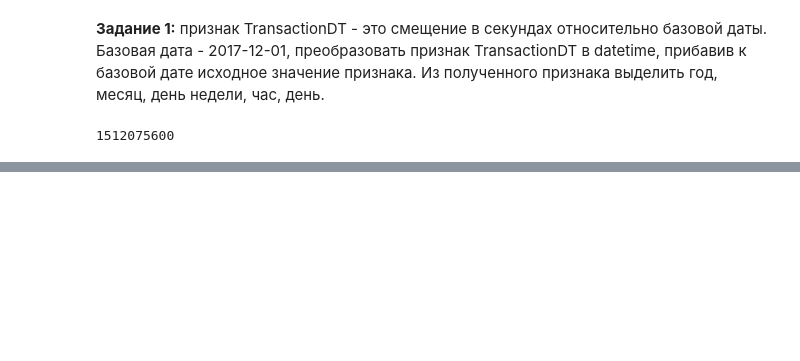
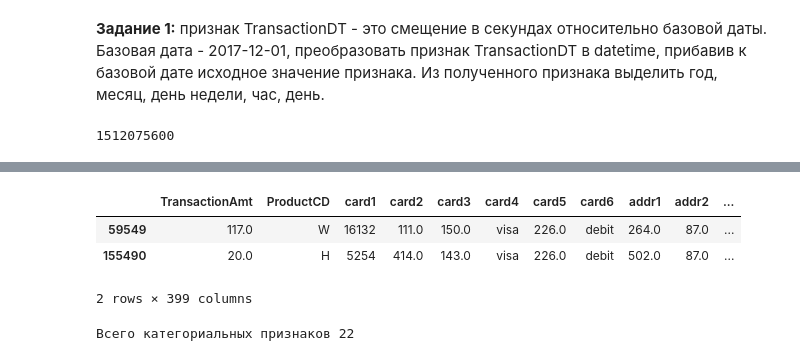
Before and after one commit to lyutovad/GU_DA_Kaggle, a Jupyter notebook: Homeworks/Homework5_Lyutova.ipynb, the cells around one changed output, grey strips where cells are left out. Drawn from its saved outputs; the diff is of its cells as text; code cells hidden in the pictures; blank space fills up the shorter version.

```diff
--- a/Homeworks/Homework5_Lyutova.ipynb
+++ b/Homeworks/Homework5_Lyutova.ipynb
@@ -166,0 +138,32 @@ Shrink model to first 995 iterations.
+# %%
+def feature_concatenation(df, features):
+    new_name = f'{features[0]}'
+    data = df[new_name].astype('str')
+    for i in range(1, len(features)):
+        new_name += f'_{features[i]}'
+        df[features[i]] = df[features[i]].astype('str')
+        data += df[features[i]]
+    df[new_name] = data
+    return df
+# %%
+x_train = feature_concatenation(x_train, ['card1', 'card2'])
+x_valid = feature_concatenation(x_valid, ['card1', 'card2'])
+
+x_train = feature_concatenation(x_train, ['card1', 'card2', 'card3', 'card5'])
+x_valid = feature_concatenation(x_valid, ['card1', 'card2', 'card3', 'card5'])
+
+x_train = feature_concatenation(x_train, ['card1', 'card2', 'card3', 'card5', 'addr1', 'addr2'])
+x_valid = feature_concatenation(x_valid, ['card1', 'card2', 'card3', 'card5', 'addr1', 'addr2'])
+# %%
+x_train.head(2)
+# %% [output]
+|  | TransactionAmt | ProductCD | card1 | card2 | card3 | card4 | card5 | card6 | addr1 | addr2 | ... |
+| 59549 | 117.0 | W | 16132 | 111.0 | 150.0 | visa | 226.0 | debit | 264.0 | 87.0 | ... |
+| 155490 | 20.0 | H | 5254 | 414.0 | 143.0 | visa | 226.0 | debit | 502.0 | 87.0 | ... |
+2 rows × 399 columns
+# %%
+categorical_features = x_train.select_dtypes(include=[np.object])
+print(f'Всего категориальных признаков {categorical_features.shape[1]}')
+# categorical_features = categorical_features.columns.tolist()
+# %% [output]
+Всего категориальных признаков 22
```
Also changed, not shown: parts of 38 cells of this notebook.
